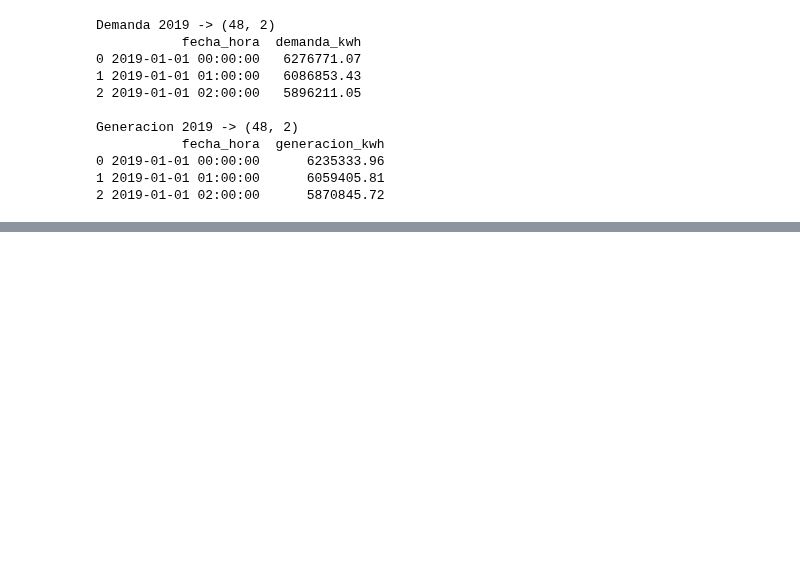
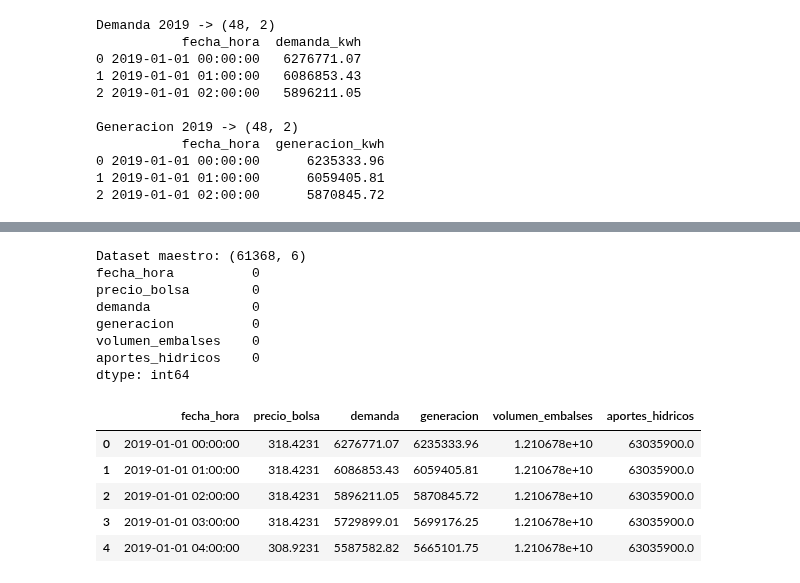
Before and after one commit to Ziskito/xm-spot-price-predictor, a Jupyter notebook: notebooks/02_datos_embalses_hidrologia.ipynb, the cells around one changed output, grey strips where cells are left out. Drawn from its saved outputs; the diff is of its cells as text; code cells hidden in the pictures; blank space fills up the shorter version.

Commit message:
Fase 1 completa: dataset maestro, indicador ONI, caracterizacion temporal y espectral

```diff
--- a/notebooks/02_datos_embalses_hidrologia.ipynb
+++ b/notebooks/02_datos_embalses_hidrologia.ipynb
@@ -772,0 +790,14 @@ Guardado en: ../data/generacion_total_2019_2025.csv
+# %%
+# --- Celda de arranque: imports + ubicar la raíz del proyecto ---
+import pandas as pd
+from pathlib import Path
+
+def encontrar_raiz_proyecto(marcador="requirements.txt"):
+    actual = Path.cwd()
+    for carpeta in [actual, *actual.parents]:
+        if (carpeta / marcador).exists():
+            return carpeta
+    raise FileNotFoundError(f"No encontré '{marcador}' subiendo desde {actual}")
+
+RAIZ = encontrar_raiz_proyecto()
+print("Raíz del proyecto:", RAIZ)
@@ -772,0 +806,5 @@ Guardado en: ../data/generacion_total_2019_2025.csv
+# %%
+# --- Mismo diagnóstico, para volumen_util_embalses ---
+ruta_embalses = RAIZ / "data" / "volumen_util_embalses_2019_2025.csv"
+with open(ruta_embalses, "rb") as f:
+    print(f.read(10))
@@ -772,0 +860,49 @@ Guardado en: ../data/generacion_total_2019_2025.csv
+# %%
+# --- Celda 23: Subir las series diarias a horaria y cruzar las 5 fuentes ---
+# Opción A ya acordada: las diarias (embalses, aportes) se repiten en sus 24
+# horas -- no se degradan las horarias a diario. Uso reindex+ffill en vez de
+# un loop fila por fila: es vectorizado (mucho más liviano en memoria, justo
+# lo que conviene después de un crash) y es la forma idiomática en pandas de
+# subir resolución con "mantén el último valor conocido".
+
+precio_h     = datos["precio"].rename(columns={"precio_bolsa_cop_kwh": "precio_bolsa"})[["fecha_hora", "precio_bolsa"]]
+demanda_h    = datos["demanda"].rename(columns={"demanda_kwh": "demanda"})[["fecha_hora", "demanda"]]
+generacion_h = datos["generacion"].rename(columns={"generacion_kwh": "generacion"})[["fecha_hora", "generacion"]]
+
+indice_horario = pd.DatetimeIndex(precio_h["fecha_hora"])  # referencia: cubre 2019-01-01 00:00 a 2025-12-31 23:00 sin huecos
+
+def expandir_diaria_a_horaria(df, col_fecha, col_valor, nombre_final):
+    serie = df.set_index(col_fecha)[col_valor].sort_index()
+    serie = serie[~serie.index.duplicated(keep="first")]
+    serie_horaria = serie.reindex(indice_horario, method="ffill")
+    return serie_horaria.rename(nombre_final).rename_axis("fecha_hora").reset_index()
+
+embalses_horario = expandir_diaria_a_horaria(datos["embalses"], "fecha", "valor", "volumen_embalses")
+aportes_horario  = expandir_diaria_a_horaria(datos["aportes"],  "fecha", "valor", "aportes_hidricos")
+
+df_maestro = (precio_h
+    .merge(demanda_h, on="fecha_hora", how="left")
+    .merge(generacion_h, on="fecha_hora", how="left")
+    .merge(embalses_horario, on="fecha_hora", how="left")
+    .merge(aportes_horario, on="fecha_hora", how="left")
+    .sort_values("fecha_hora")
+    .reset_index(drop=True))
+
+print("Dataset maestro:", df_maestro.shape)
+print(df_maestro.isna().sum())
+df_maestro.head()
+# %% [output]
+Dataset maestro: (61368, 6)
+fecha_hora          0
+precio_bolsa        0
+demanda             0
+generacion          0
+volumen_embalses    0
+aportes_hidricos    0
+dtype: int64
+|  | fecha_hora | precio_bolsa | demanda | generacion | volumen_embalses | aportes_hidricos |
+| 0 | 2019-01-01 00:00:00 | 318.4231 | 6276771.07 | 6235333.96 | 1.210678e+10 | 63035900.0 |
+| 1 | 2019-01-01 01:00:00 | 318.4231 | 6086853.43 | 6059405.81 | 1.210678e+10 | 63035900.0 |
+| 2 | 2019-01-01 02:00:00 | 318.4231 | 5896211.05 | 5870845.72 | 1.210678e+10 | 63035900.0 |
+| 3 | 2019-01-01 03:00:00 | 318.4231 | 5729899.01 | 5699176.25 | 1.210678e+10 | 63035900.0 |
+| 4 | 2019-01-01 04:00:00 | 308.9231 | 5587582.82 | 5665101.75 | 1.210678e+10 | 63035900.0 |
```
Also changed, not shown: parts of 5 cells of this notebook, 10 other files.
